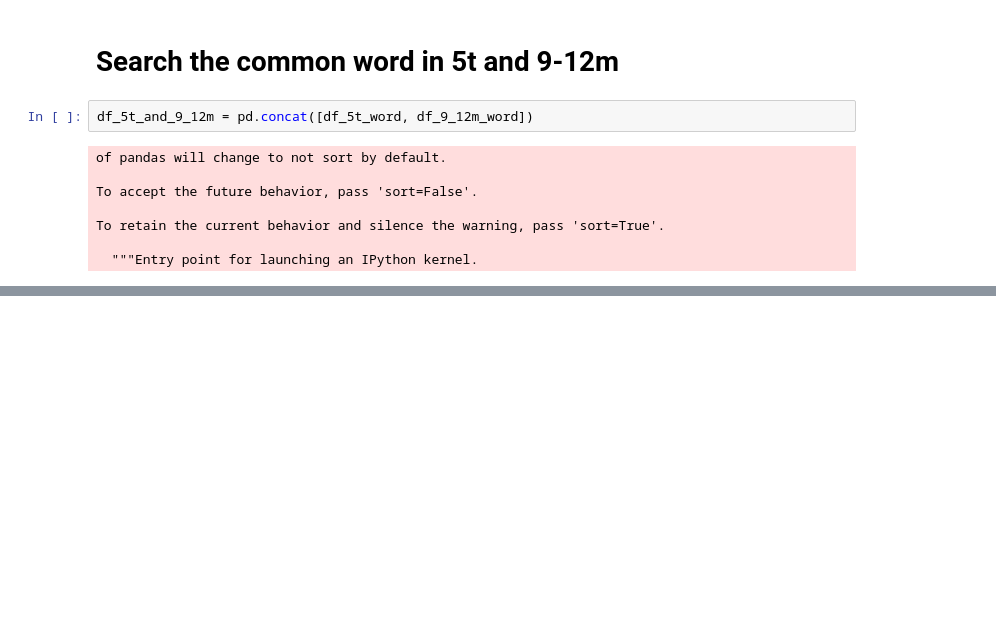
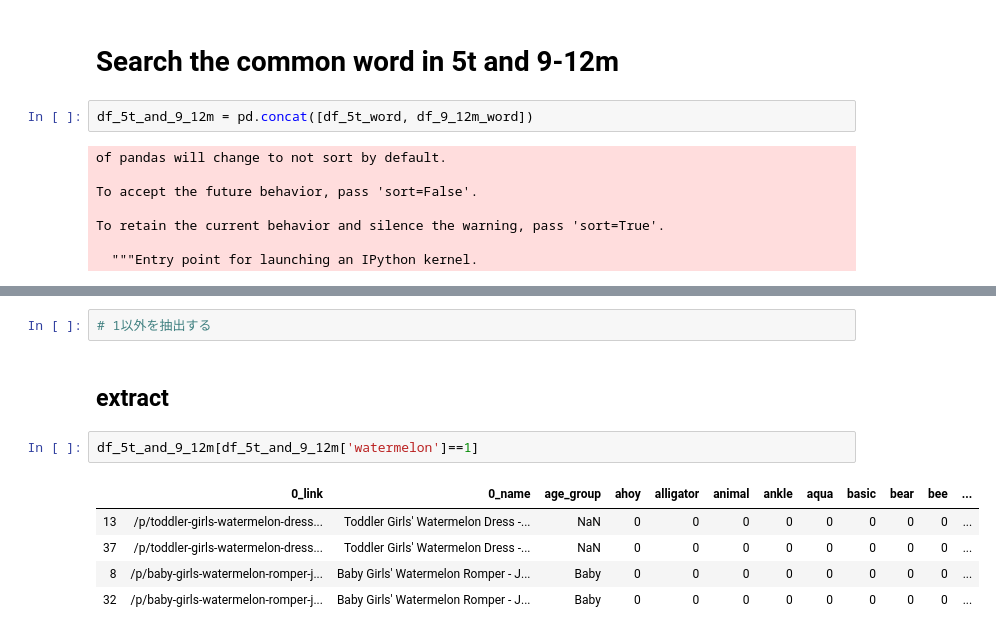
Before and after one commit to tomokr/matching_clothes, a Jupyter notebook: Product-name-analyze.ipynb, the cells around one changed output, grey strips where cells are left out. Cells and saved outputs as stored; diff of their text form; blank space fills up the shorter version.

```diff
--- a/Product-name-analyze.ipynb
+++ b/Product-name-analyze.ipynb
@@ -150,0 +146,12 @@ Length: 167, dtype: object
+# %%
+# 1以外を抽出する
+# %% [markdown]
+## extract
+# %%
+df_5t_and_9_12m[df_5t_and_9_12m['watermelon']==1]
+# %% [output]
+|  | 0_link | 0_name | age_group | ahoy | alligator | animal | ankle | aqua | basic | bear | bee | ... |
+| 13 | /p/toddler-girls-watermelon-dress... | Toddler Girls' Watermelon Dress -... | NaN | 0 | 0 | 0 | 0 | 0 | 0 | 0 | 0 | ... |
+| 37 | /p/toddler-girls-watermelon-dress... | Toddler Girls' Watermelon Dress -... | NaN | 0 | 0 | 0 | 0 | 0 | 0 | 0 | 0 | ... |
+| 8 | /p/baby-girls-watermelon-romper-j... | Baby Girls' Watermelon Romper - J... | Baby | 0 | 0 | 0 | 0 | 0 | 0 | 0 | 0 | ... |
+| 32 | /p/baby-girls-watermelon-romper-j... | Baby Girls' Watermelon Romper - J... | Baby | 0 | 0 | 0 | 0 | 0 | 0 | 0 | 0 | ... |
```
Also changed, not shown: parts of 13 cells of this notebook.
